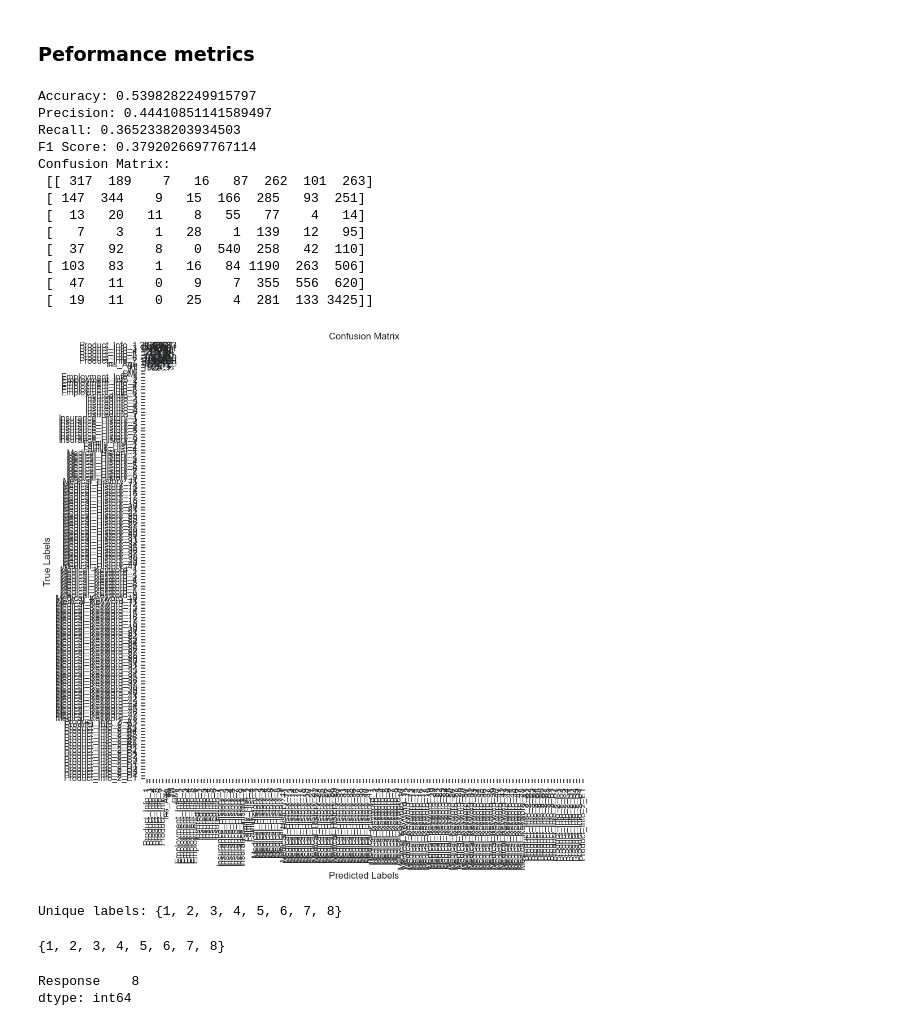
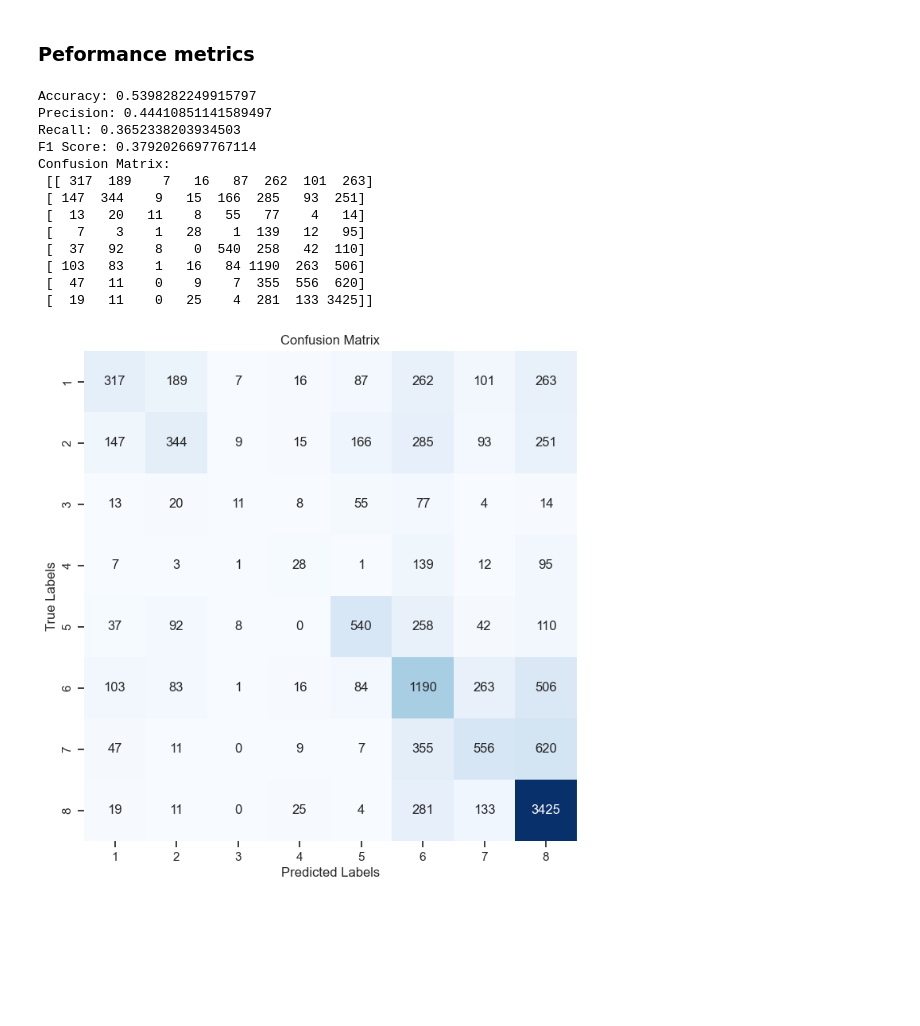
Before and after one commit to scaling-physics/prudential_life_insurance_data_analysis, a Jupyter notebook: life_insurance_risk_assesment.ipynb, the cells around one changed output. Cells and saved outputs as stored; diff of their text form; code cells hidden in the pictures; blank space fills up the shorter version.

```diff
--- a/life_insurance_risk_assesment.ipynb
+++ b/life_insurance_risk_assesment.ipynb
@@ -423,46 +426,33 @@ print("Recall:", recall)
 
 # Compute F1 score
 f1 = f1_score(y_valid, y_pred, average='macro')  # You can also use 'micro', 'weighted', or None
 print("F1 Score:", f1)
 
 # Compute confusion matrix
 confusion = confusion_matrix(y_valid, y_pred)
 print("Confusion Matrix:\n", confusion)
 
 
 # Create a Seaborn heatmap for the confusion matrix
-plt.figure(figsize=(10, 10))
+plt.figure(figsize=(8,8))
 sns.heatmap(confusion, annot=True, fmt='d', cmap='Blues', cbar=False,
-            xticklabels=X_valid_scale.columns, yticklabels=X_valid_scale.columns)
+            xticklabels=[1,2,3,4,5,6,7,8], yticklabels=[1,2,3,4,5,6,7,8])
 plt.xlabel('Predicted Labels')
 plt.ylabel('True Labels')
 plt.title('Confusion Matrix')
 plt.show()
 # %% [output]
 Accuracy: 0.5398282249915797
 Precision: 0.44410851141589497
 Recall: 0.3652338203934503
 F1 Score: 0.3792026697767114
 Confusion Matrix:
  [[ 317  189    7   16   87  262  101  263]
  [ 147  344    9   15  166  285   93  251]
  [  13   20   11    8   55   77    4   14]
  [   7    3    1   28    1  139   12   95]
  [  37   92    8    0  540  258   42  110]
  [ 103   83    1   16   84 1190  263  506]
  [  47   11    0    9    7  355  556  620]
  [  19   11    0   25    4  281  133 3425]]
-[figure, old version]
+[figure, new version]
-# %%
-unique_labels = set(y_train)  # Assuming y_train is your target variable
-print("Unique labels:", unique_labels)
-np.sum(unique_labels)
-# %% [output]
-Unique labels: {1, 2, 3, 4, 5, 6, 7, 8}
-{1, 2, 3, 4, 5, 6, 7, 8}
-# %%
-a = pd.DataFrame(y_train)
-a.nunique()
-# %% [output]
-Response    8
-dtype: int64
```
Also changed, not shown: parts of 7 cells of this notebook.
